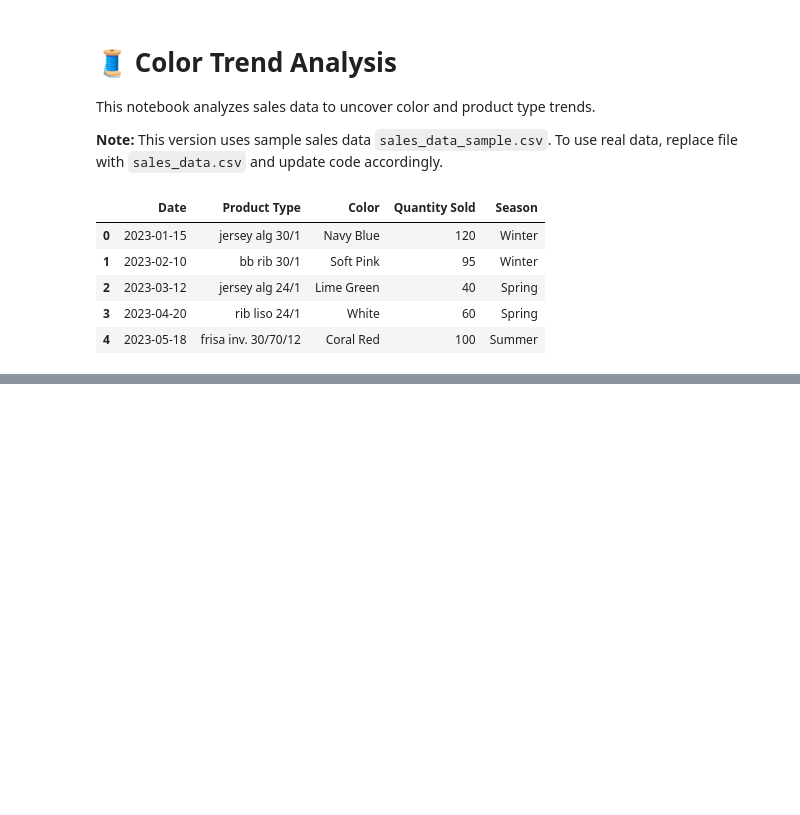
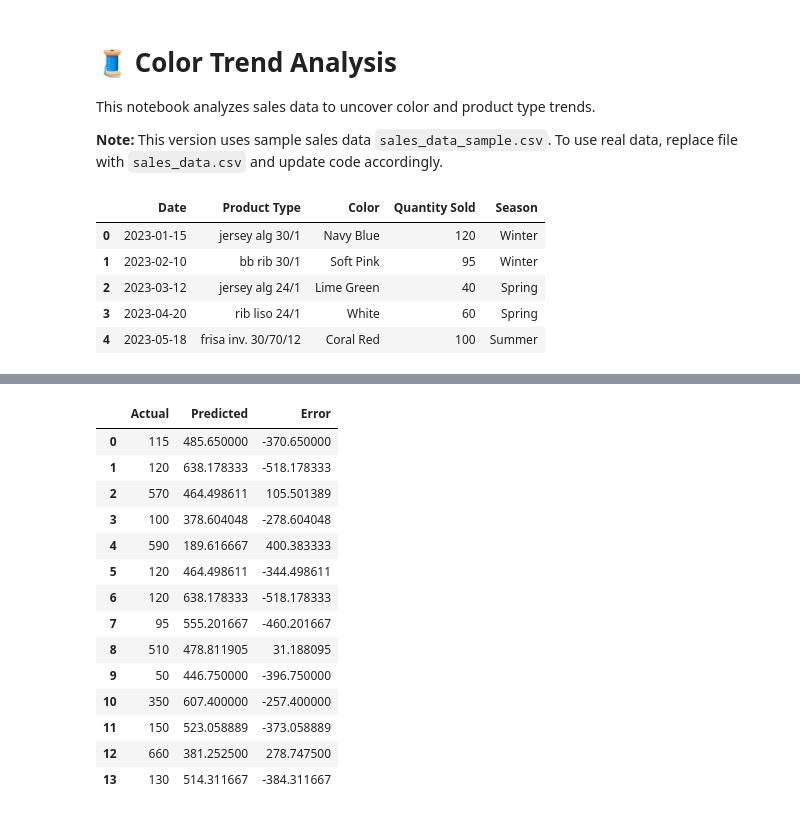
Before and after one commit to danveb/color-demand-predictor, a Jupyter notebook: color_trend_analysis.ipynb, the cells around one changed output, grey strips where cells are left out. Saved outputs shown, nothing was run; the diff lists cells and outputs as text; code cells hidden in the pictures; blank space fills up the shorter version.

```diff
--- a/color_trend_analysis.ipynb
+++ b/color_trend_analysis.ipynb
@@ -231,0 +245,30 @@ Predicted Quantity Sold for Soft Pink, bb rib 30/1 in Fall: 99
+# %%
+# Visualize Predictions
+
+# create comparison DataFrame of actual vs predicted values
+comparison_df = pd.DataFrame({
+  "Actual": y_test.values, # true quantity sold
+  "Predicted": y_pred # predicted quantity sold
+}).reset_index(drop=True) # reset index to avoid confusion
+
+# add error column to compare actual vs predicted
+comparison_df["Error"] = comparison_df["Actual"] - comparison_df["Predicted"]
+
+# view result
+comparison_df
+# %% [output]
+|  | Actual | Predicted | Error |
+| 0 | 115 | 485.650000 | -370.650000 |
+| 1 | 120 | 638.178333 | -518.178333 |
+| 2 | 570 | 464.498611 | 105.501389 |
+| 3 | 100 | 378.604048 | -278.604048 |
+| 4 | 590 | 189.616667 | 400.383333 |
+| 5 | 120 | 464.498611 | -344.498611 |
+| 6 | 120 | 638.178333 | -518.178333 |
+| 7 | 95 | 555.201667 | -460.201667 |
+| 8 | 510 | 478.811905 | 31.188095 |
+| 9 | 50 | 446.750000 | -396.750000 |
+| 10 | 350 | 607.400000 | -257.400000 |
+| 11 | 150 | 523.058889 | -373.058889 |
+| 12 | 660 | 381.252500 | 278.747500 |
+| 13 | 130 | 514.311667 | -384.311667 |
```
Also changed, not shown: parts of 11 cells of this notebook, 1 other file.
